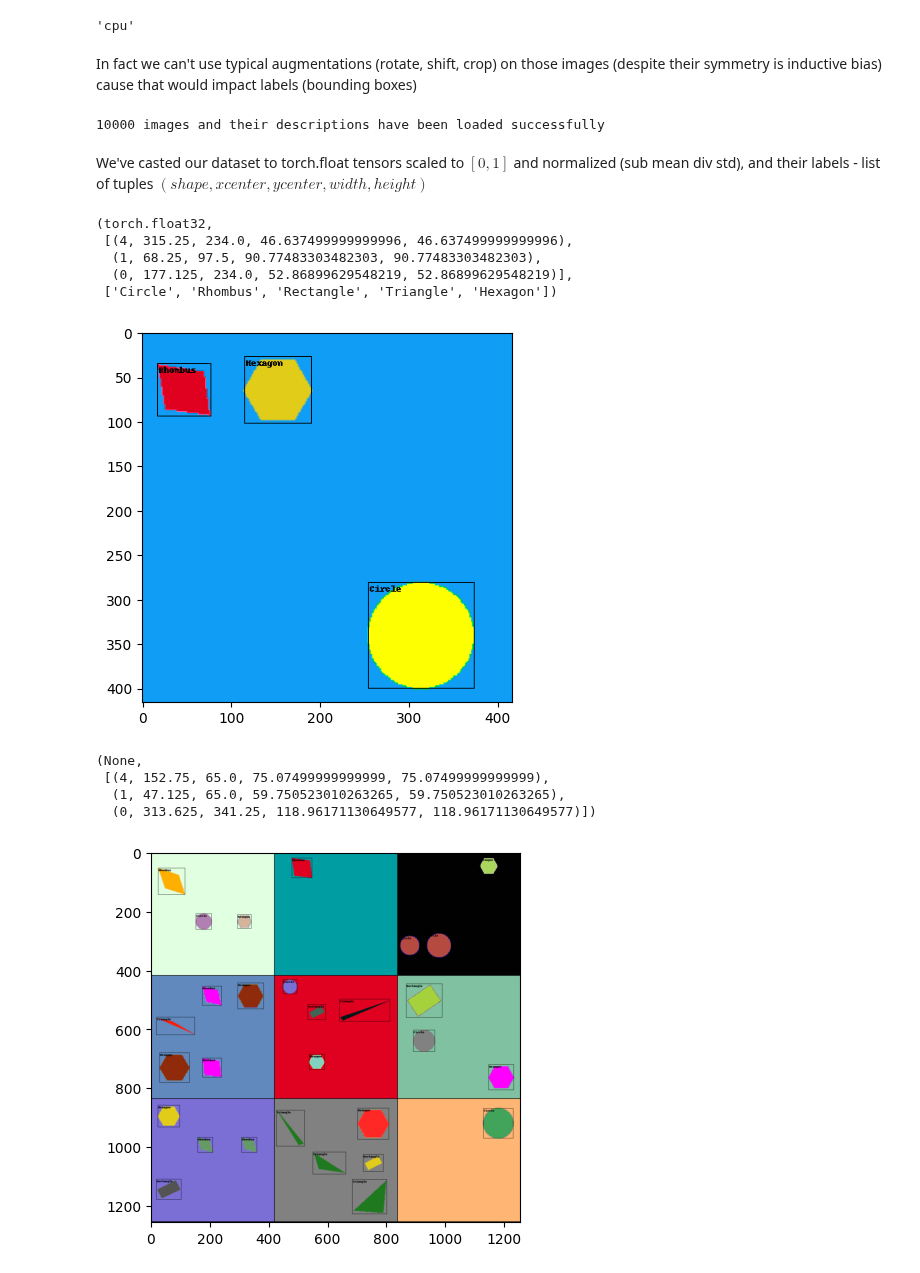
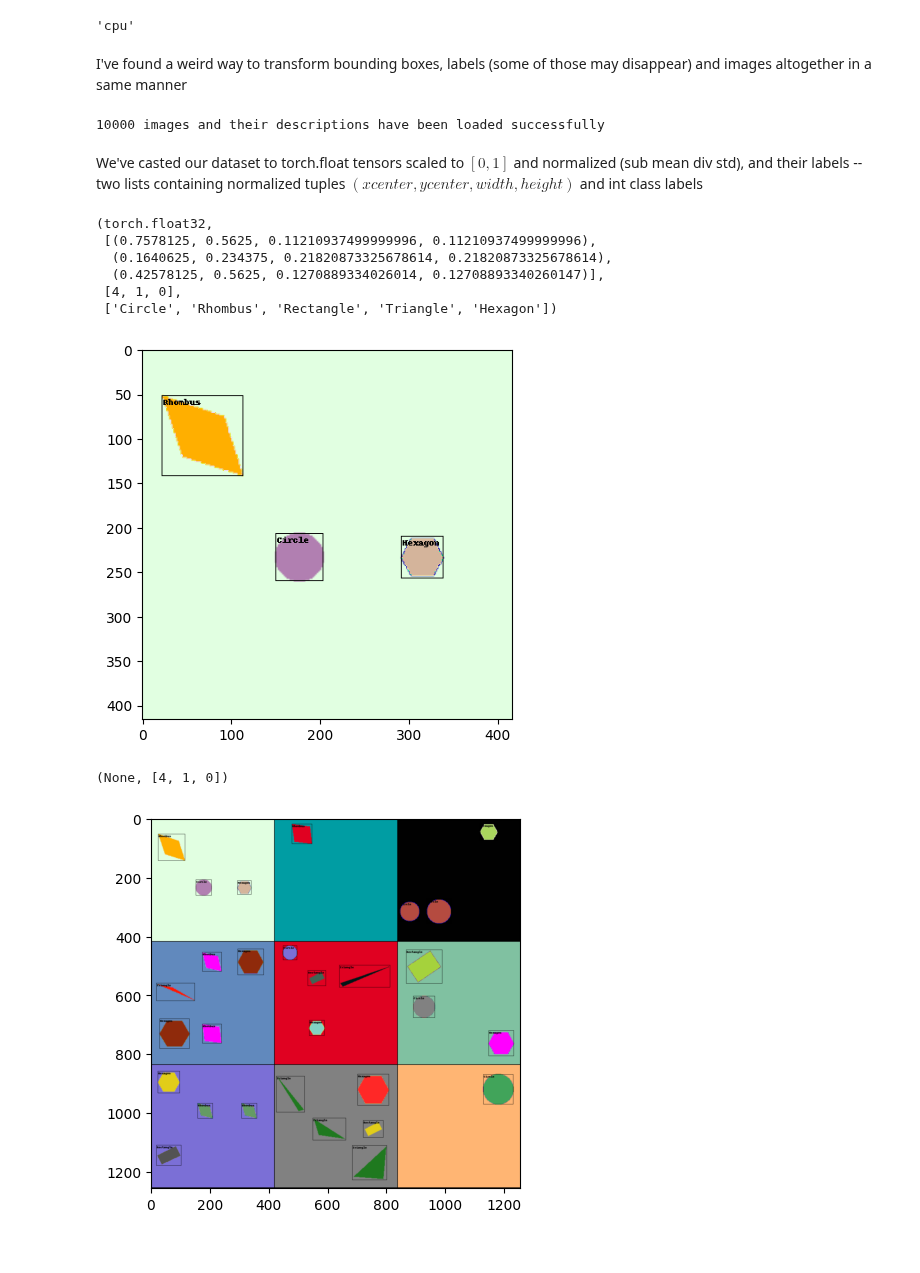
Before and after one commit to Axik0/YOLO3-figures, a Jupyter notebook: process.ipynb, the cells around one changed output. Saved outputs shown, nothing was run; the diff lists cells and outputs as text; code cells hidden in the pictures.

Commit message:
transform framework has switched from torchvision to albumentations, new image loader, visualization still requires torchvision

```diff
--- a/process.ipynb
+++ b/process.ipynb
@@ -12,40 +12,32 @@ device
 from generation import FiguresDataset, id_to_cname, SIZE
 from process import show_img, pick, sample
 # %% [markdown]
-In fact we can't use typical augmentations (rotate, shift, crop) on those images (despite their symmetry is inductive bias) cause that would impact labels (bounding boxes)
+I've found a weird way to transform bounding boxes, labels (some of those may disappear) and images altogether in a same manner
 # %%
-from torchvision import transforms as T
-tr = T.Compose([
-    T.ConvertImageDtype(torch.float32),
-    T.Normalize(mean=[0, 0, 0], std=[0.5, 0.5, 0.5]),
-    # T.ColorJitter(
-    #         brightness=0.5, contrast=0.5,
-    #         saturation=0.5, hue=0.5
-    #     ),
-    T.Resize(416, antialias=True),
-])
+import albumentations as A
+from albumentations.pytorch import ToTensorV2
+tr_list = [A.Normalize((0, 0, 0), (0.5, 0.5, 0.5)), A.Resize(416, 416), ToTensorV2()]
+tr = A.Compose(tr_list, bbox_params=A.BboxParams(format='yolo', label_fields=['cids'], min_visibility=0.5))
 # %%
 ds = FiguresDataset(transforms=tr)
 # %% [output]
 10000 images and their descriptions have been loaded successfully
 # %% [markdown]
-We've casted our dataset to torch.float tensors scaled to $[0,1]$ and normalized (sub mean div std), and their labels - list of tuples $(shape, xcenter, ycenter, width, height)$
+We've casted our dataset to torch.float tensors scaled to $[0,1]$ and normalized (sub mean div std), and their labels -- two lists containing normalized tuples $(xcenter, ycenter, width, height)$ and int class labels
 # %%
-ds[0][0].dtype, ds[0][1], id_to_cname
+ds[0][0].dtype, ds[0][1], ds[0][2], id_to_cname
 # %% [output]
 (torch.float32,
- [(4, 315.25, 234.0, 46.637499999999996, 46.637499999999996),
-  (1, 68.25, 97.5, 90.77483303482303, 90.77483303482303),
-  (0, 177.125, 234.0, 52.86899629548219, 52.86899629548219)],
+ [(0.7578125, 0.5625, 0.11210937499999996, 0.11210937499999996),
+  (0.1640625, 0.234375, 0.21820873325678614, 0.21820873325678614),
+  (0.42578125, 0.5625, 0.1270889334026014, 0.12708893340260147)],
+ [4, 1, 0],
  ['Circle', 'Rhombus', 'Rectangle', 'Triangle', 'Hexagon'])
 # %%
-show_img(pick(ds[666])), ds[666][1]
+show_img(pick(ds[0])), ds[0][2]
 # %% [output]
-[figure, old version]
+[figure, new version]
-(None,
- [(4, 152.75, 65.0, 75.07499999999999, 75.07499999999999),
-  (1, 47.125, 65.0, 59.750523010263265, 59.750523010263265),
-  (0, 313.625, 341.25, 118.96171130649577, 118.96171130649577)])
+(None, [4, 1, 0])
 # %%
 sample(ds)
 # %% [output]
```
Also changed, not shown: parts of 7 cells of this notebook, 3 other files.
